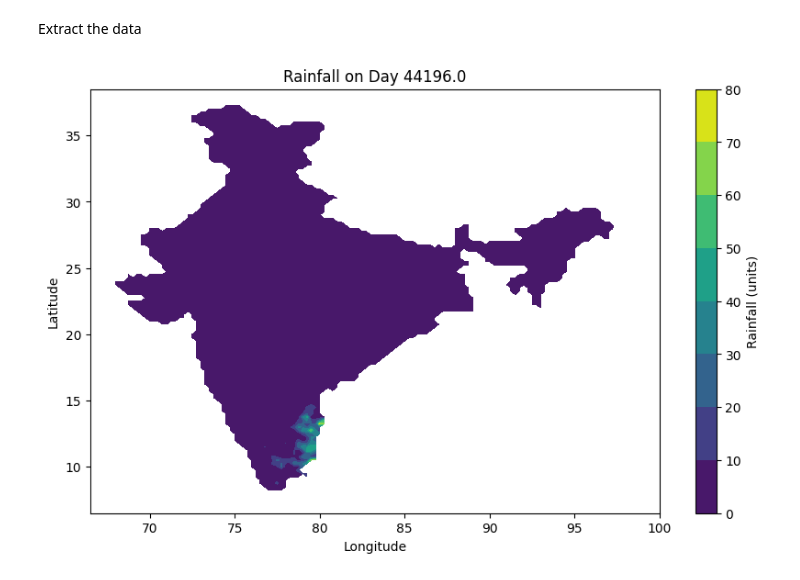
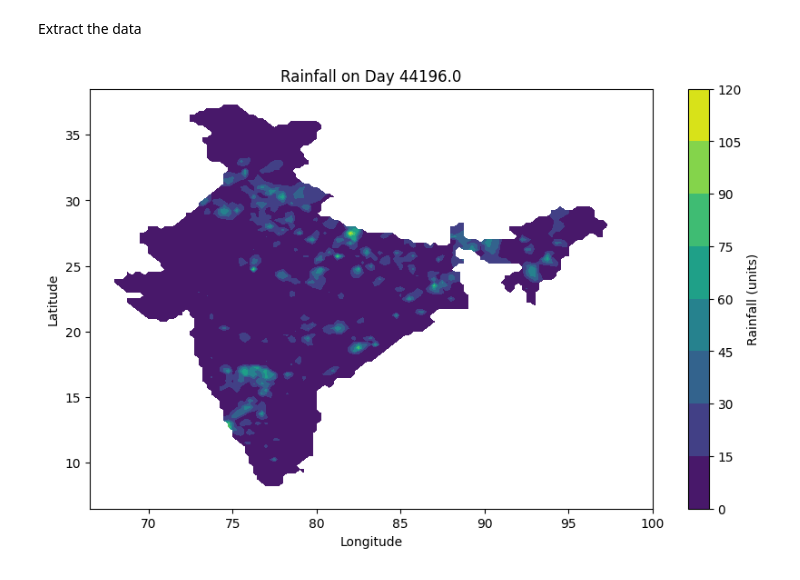
Before and after one commit to Mahadev5/Parametric_Soybean, a Jupyter notebook: Soybean Parametric Insurance.ipynb, the cells around one changed output. Saved outputs shown, nothing was run; the diff lists cells and outputs as text; code cells hidden in the pictures.

```diff
--- a/Soybean Parametric Insurance.ipynb
+++ b/Soybean Parametric Insurance.ipynb
@@ -35,23 +35,20 @@ Extract the data
 # %%
 # Extract necessary variables
 longitude = rainfall_2022.variables['LONGITUDE'][:]
 latitude = rainfall_2022.variables['LATITUDE'][:]
 time = rainfall_2022.variables['TIME'][:]
 rainfall = rainfall_2022.variables['RAINFALL'][:]
 
 # Plotting the rainfall data for the first day (time[0])
-rainfall_day_0 = rainfall[0, :, :]
+rainfall_day_0 = rainfall[210, :, :]
 
-# Plot the rainfall for the first day
+# Plot the rainfall for the 'x' day
 plt.figure(figsize=(10, 6))
 plt.contourf(longitude, latitude, rainfall_day_0, cmap='viridis')
 plt.colorbar(label='Rainfall (units)')  # Adjust units as per your dataset
 plt.title(f"Rainfall on Day {time[0]}")
 plt.xlabel('Longitude')
 plt.ylabel('Latitude')
 plt.show()
-
-# Plotting the average rainfall over the entire year (averaging over the time dimension)
-rainfall_avg = np.mean(rainfall, axis=0)  # Average over time (axis=0)
 # %% [output]
-[figure, old version]
+[figure, new version]
```
